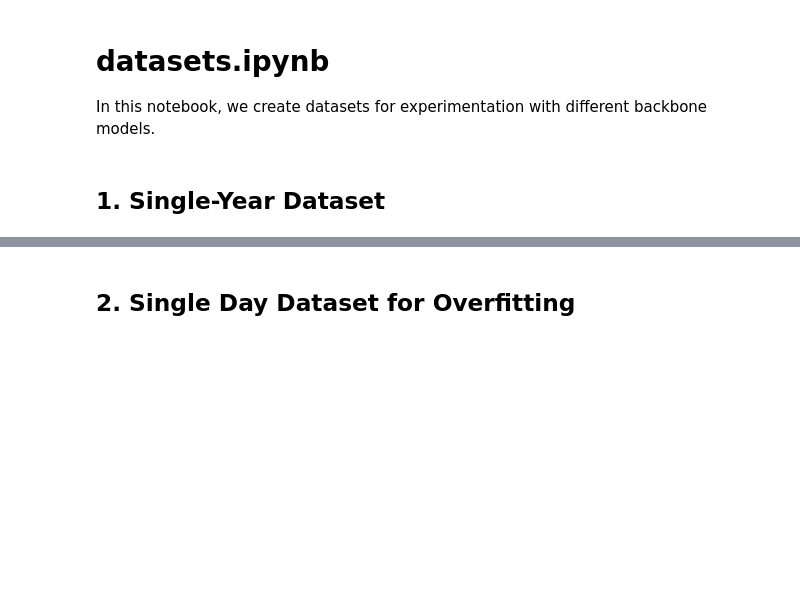
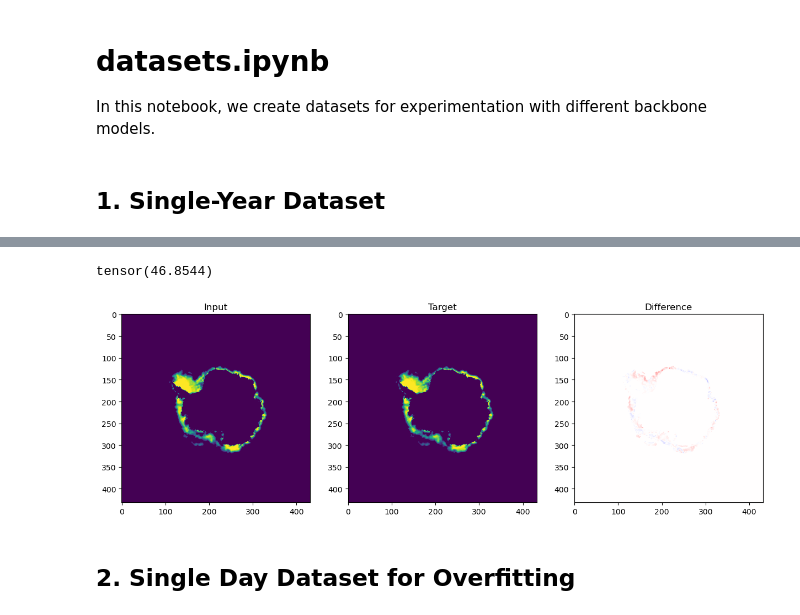
Before and after one commit to ampersandmcd/icenet-experimental, a Jupyter notebook: backbone-v1/datasets.ipynb, the cells around one changed output, grey strips where cells are left out. Saved outputs shown, nothing was run; the diff lists cells and outputs as text; code cells hidden in the pictures; blank space fills up the shorter version.

```diff
--- a/backbone-v1/datasets.ipynb
+++ b/backbone-v1/datasets.ipynb
@@ -77,0 +124,6 @@ WARNING:root:We don't have a full climatology (1,2,3,4,5,6,7,8,9,10) compared wi
+# %%
+from utils import IterableIceNetDataSetPyTorch, IceNetDataSetPyTorch
+from torch.utils.data import DataLoader
+dataset = IceNetDataSetPyTorch("dataset_config.single_year.json",
+                                       "train", batch_size=4, shuffling=False)
+dataloader = DataLoader(dataset, batch_size=4, shuffle=False, num_workers=0)
@@ -78,3 +139,19 @@ WARNING:root:We don't have a full climatology (1,2,3,4,5,6,7,8,9,10) compared wi
+# %%
+import torch
+diff = x - y
+print(torch.sum(diff**2))
+
+fig, ax = plt.subplots(1, 3, figsize=(15, 5))
+ax[0].imshow(x.squeeze())
+ax[0].set_title("Input")
+ax[1].imshow(y.squeeze())
+ax[1].set_title("Target")
+ax[2].imshow(diff.squeeze(), cmap="bwr", vmin=-1, vmax=1)
+ax[2].set_title("Difference")
+plt.show()
+# %% [output]
+tensor(46.8544)
+[figure, added]
 # %% [markdown]
 ## 2. Single Day Dataset for Overfitting
 # %%
```
Also changed, not shown: parts of 7 cells of this notebook, 3 other files.
